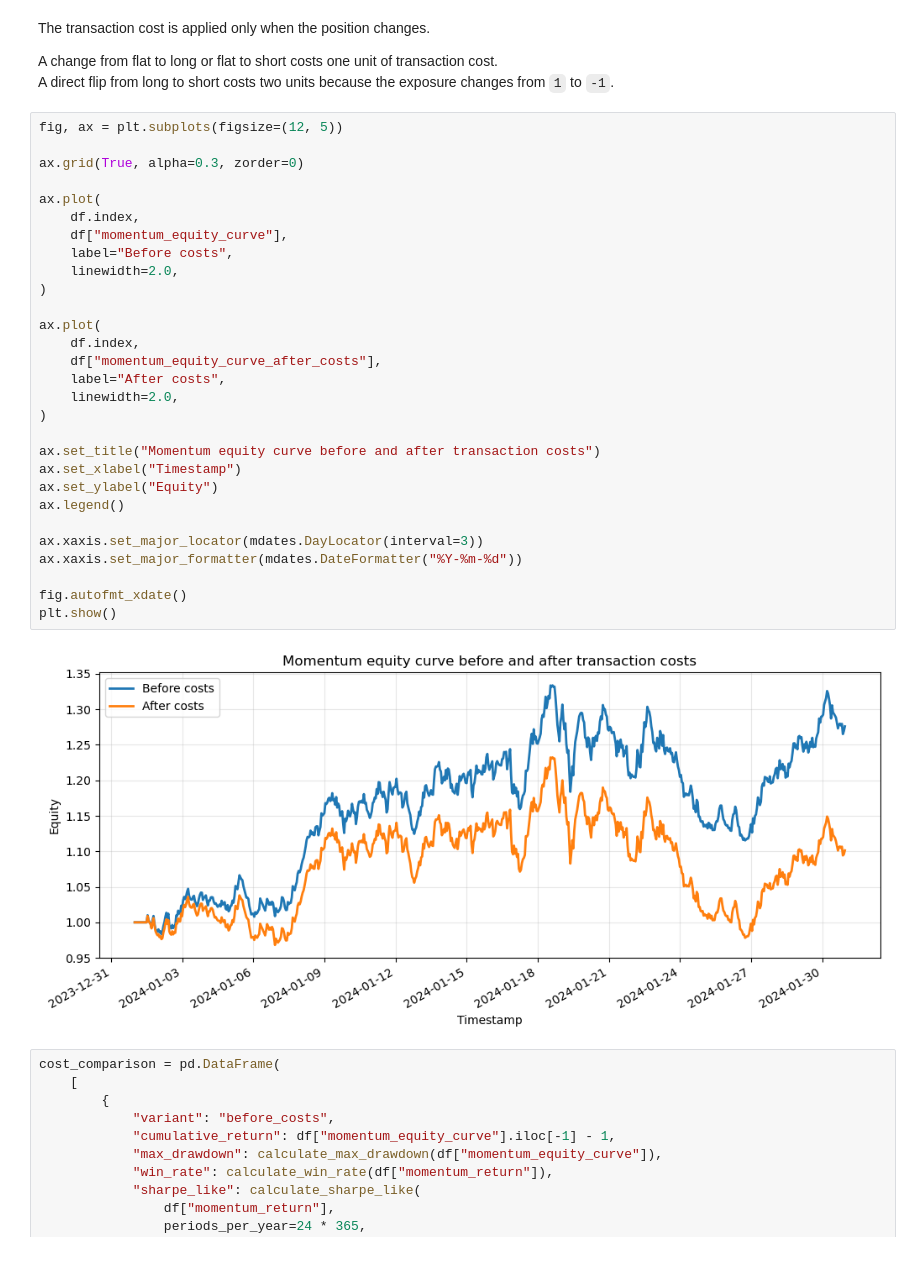
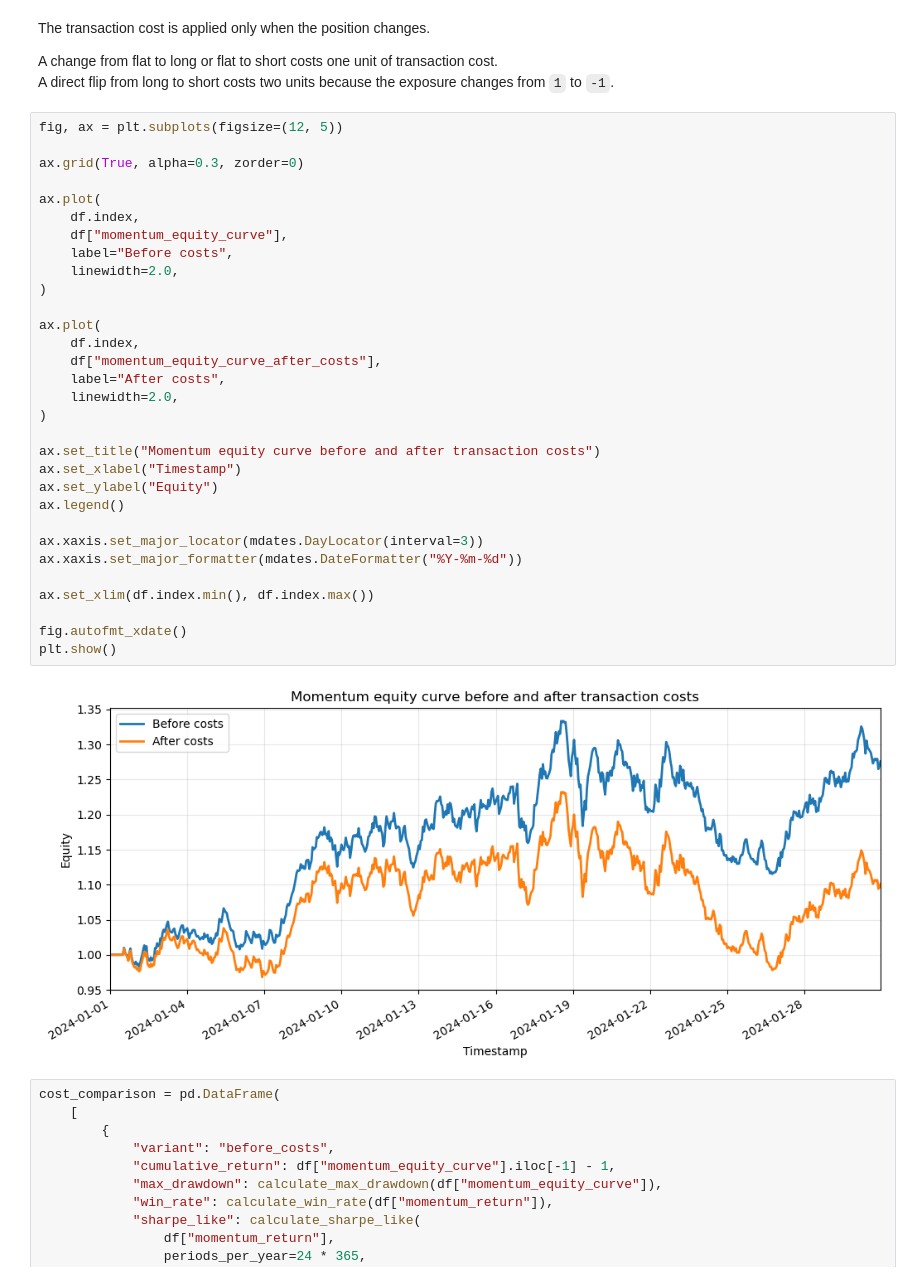
Before and after one commit to Piotr-Gala/market-signal-lab, a Jupyter notebook: notebooks/market_signal_analysis_volatile_sample.ipynb, the cells around one changed output. Saved outputs shown, nothing was run; the diff lists cells and outputs as text.

```diff
--- a/notebooks/market_signal_analysis_volatile_sample.ipynb
+++ b/notebooks/market_signal_analysis_volatile_sample.ipynb
@@ -268,34 +276,36 @@ A direct flip from long to short costs two units because the exposure changes fr
 # %%
 fig, ax = plt.subplots(figsize=(12, 5))
 
 ax.grid(True, alpha=0.3, zorder=0)
 
 ax.plot(
     df.index,
     df["momentum_equity_curve"],
     label="Before costs",
     linewidth=2.0,
 )
 
 ax.plot(
     df.index,
     df["momentum_equity_curve_after_costs"],
     label="After costs",
     linewidth=2.0,
 )
 
 ax.set_title("Momentum equity curve before and after transaction costs")
 ax.set_xlabel("Timestamp")
 ax.set_ylabel("Equity")
 ax.legend()
 
 ax.xaxis.set_major_locator(mdates.DayLocator(interval=3))
 ax.xaxis.set_major_formatter(mdates.DateFormatter("%Y-%m-%d"))
 
+ax.set_xlim(df.index.min(), df.index.max())
+
 fig.autofmt_xdate()
 plt.show()
 # %% [output]
-[figure, old version]
+[figure, new version]
 # %%
 cost_comparison = pd.DataFrame(
     [
```
Also changed, not shown: parts of 15 cells of this notebook.
